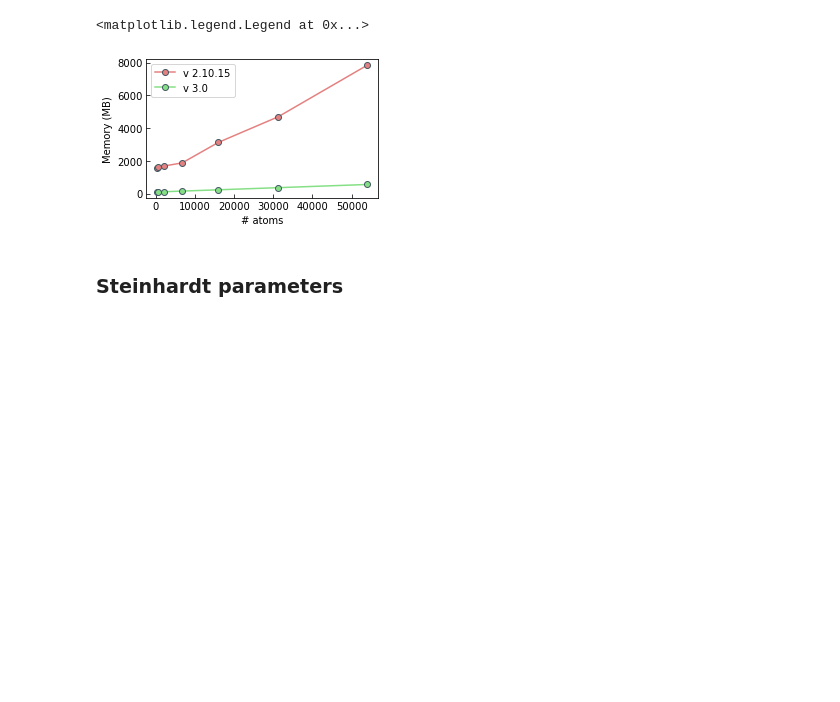
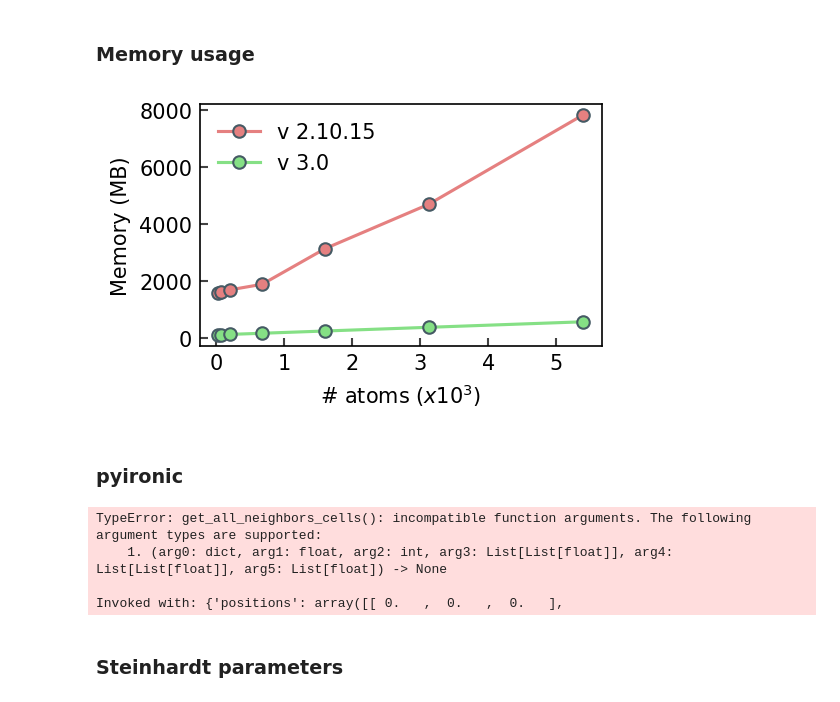
Before and after one commit to pyscal/pyscal, a Jupyter notebook: neighbor_data.ipynb, the cells around one changed output. Saved outputs shown, nothing was run; the diff lists cells and outputs as text; code cells hidden in the pictures; blank space fills up the shorter version.

```diff
--- a/neighbor_data.ipynb
+++ b/neighbor_data.ipynb
@@ -55,3 +82,5 @@ mlt[0,0].set_xscale('log')
+# %% [markdown]
+### Memory usage
 # %%
 natoms = [250, 686, 2000, 6750,
          16000, 31250, 54000]
@@ -60,16 +89,16 @@ p2 = [1587, 1612, 1686, 1882, 3133, 4692, 7837]
 
 p3 = [110, 112, 123, 163, 242, 372, 566]
 # %%
-mlt = Multiplot(width=300)
-mlt[0,0].plot(natoms, p2, 'o-', color=accent["pred"],
+mlt = Multiplot(width=250)
+mlt[0,0].plot(np.array(natoms)/10000, p2, 'o-', color=accent["pred"],
               markeredgecolor=accent["lgrey"], label='v 2.10.15')
-mlt[0,0].plot(natoms, p3, 'o-', color=accent["pgreen"],
+mlt[0,0].plot(np.array(natoms)/10000, p3, 'o-', color=accent["pgreen"],
              markeredgecolor=accent["lgrey"], label='v 3.0')
-mlt[0,0].set_xlabel("# atoms")
+mlt[0,0].set_xlabel(r"# atoms $(x10^3)$")
 mlt[0,0].set_ylabel("Memory (MB)")
-mlt[0,0].legend()
-#mlt[0,0].set_yscale('log')
-#mlt[0,0].set_xscale('log')
+mlt[0,0].legend(frameon=False)
+mlt.fig.set_dpi(150)
 # %% [output]
-<matplotlib.legend.Legend at 0x...>
-[figure, old version]
+[figure, new version]
+# %% [markdown]
+### pyironic
@@ -76,3 +113,10 @@ mlt[0,0].legend()
+# %%
+sys.find_neighbors(method='cutoff')
+# %% [output]
+TypeError: get_all_neighbors_cells(): incompatible function arguments. The following argument types are supported:
+    1. (arg0: dict, arg1: float, arg2: int, arg3: List[List[float]], arg4: List[List[float]], arg5: List[float]) -> None
+
+Invoked with: {'positions': array([[ 0.   ,  0.   ,  0.   ],
 # %% [markdown]
 ### Steinhardt parameters
 # %% [markdown]
```
Also changed, not shown: parts of 12 cells of this notebook, 4 other files.
